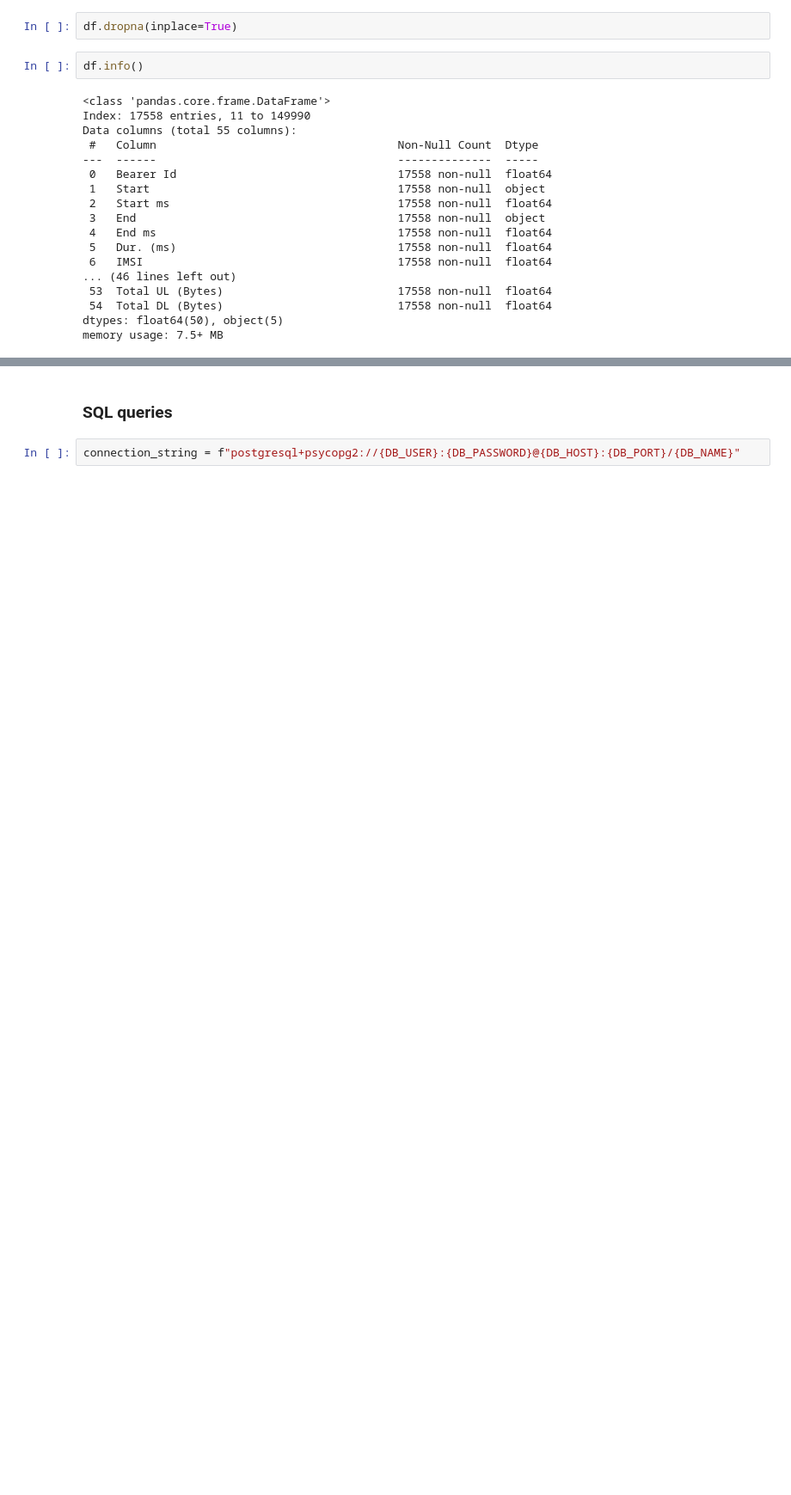
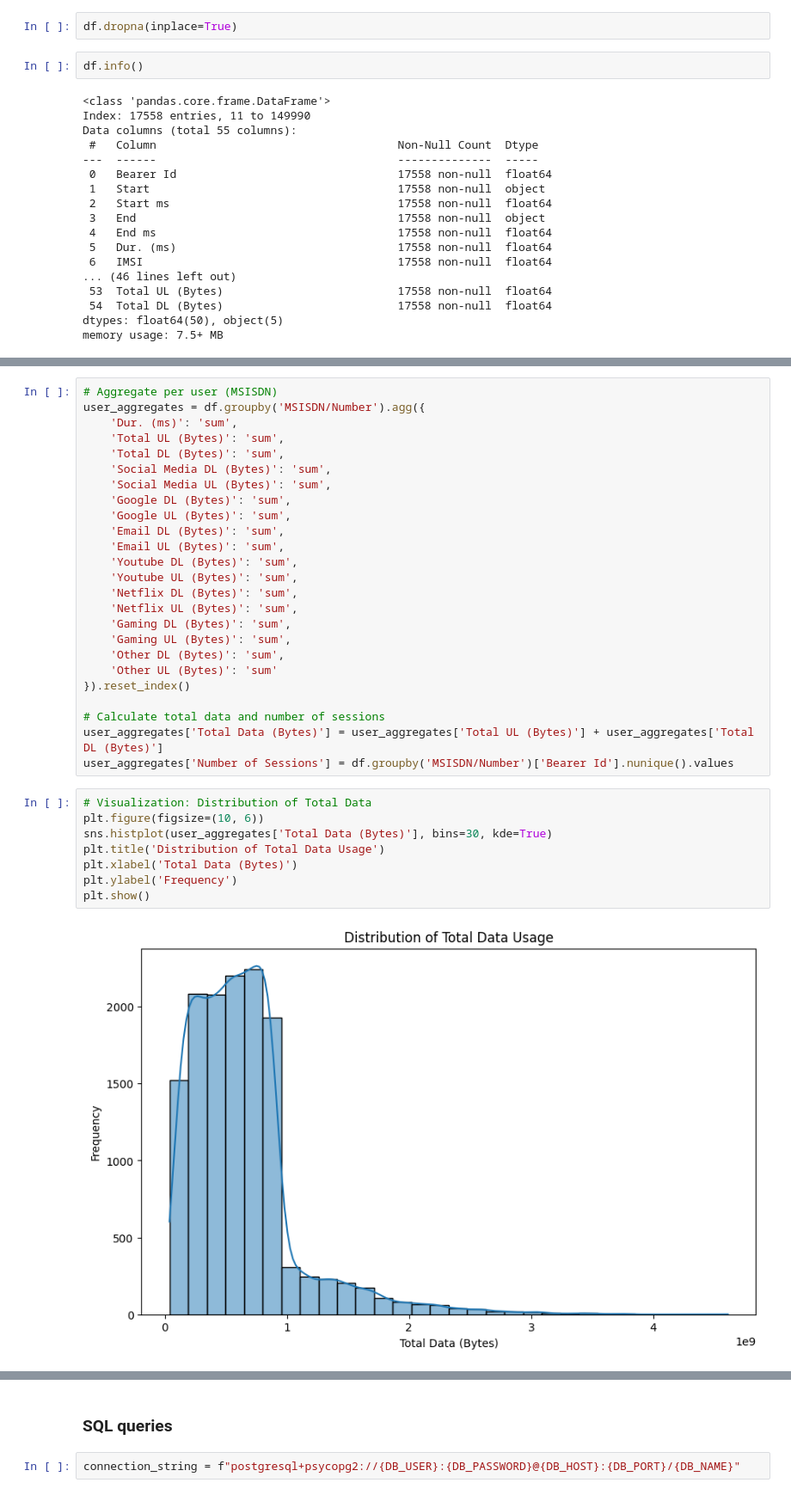
Before and after one commit to SosiSis/Telcom, a Jupyter notebook: notebooks/postgres_load.ipynb, the cells around one changed output, grey strips where cells are left out. Shown at 86% size. Cells and saved outputs as stored; diff of their text form; blank space fills up the shorter version.

```diff
--- a/notebooks/postgres_load.ipynb
+++ b/notebooks/postgres_load.ipynb
@@ -97,0 +121,35 @@ memory usage: 7.5+ MB
+# %%
+# Aggregate per user (MSISDN)
+user_aggregates = df.groupby('MSISDN/Number').agg({
+    'Dur. (ms)': 'sum',
+    'Total UL (Bytes)': 'sum',
+    'Total DL (Bytes)': 'sum',
+    'Social Media DL (Bytes)': 'sum',
+    'Social Media UL (Bytes)': 'sum',
+    'Google DL (Bytes)': 'sum',
+    'Google UL (Bytes)': 'sum',
+    'Email DL (Bytes)': 'sum',
+    'Email UL (Bytes)': 'sum',
+    'Youtube DL (Bytes)': 'sum',
+    'Youtube UL (Bytes)': 'sum',
+    'Netflix DL (Bytes)': 'sum',
+    'Netflix UL (Bytes)': 'sum',
+    'Gaming DL (Bytes)': 'sum',
+    'Gaming UL (Bytes)': 'sum',
+    'Other DL (Bytes)': 'sum',
+    'Other UL (Bytes)': 'sum'
+}).reset_index()
+
+# Calculate total data and number of sessions
+user_aggregates['Total Data (Bytes)'] = user_aggregates['Total UL (Bytes)'] + user_aggregates['Total DL (Bytes)']
+user_aggregates['Number of Sessions'] = df.groupby('MSISDN/Number')['Bearer Id'].nunique().values
+# %%
+# Visualization: Distribution of Total Data
+plt.figure(figsize=(10, 6))
+sns.histplot(user_aggregates['Total Data (Bytes)'], bins=30, kde=True)
+plt.title('Distribution of Total Data Usage')
+plt.xlabel('Total Data (Bytes)')
+plt.ylabel('Frequency')
+plt.show()
+# %% [output]
+[figure, added]
```
Also changed, not shown: parts of 6 cells of this notebook.
